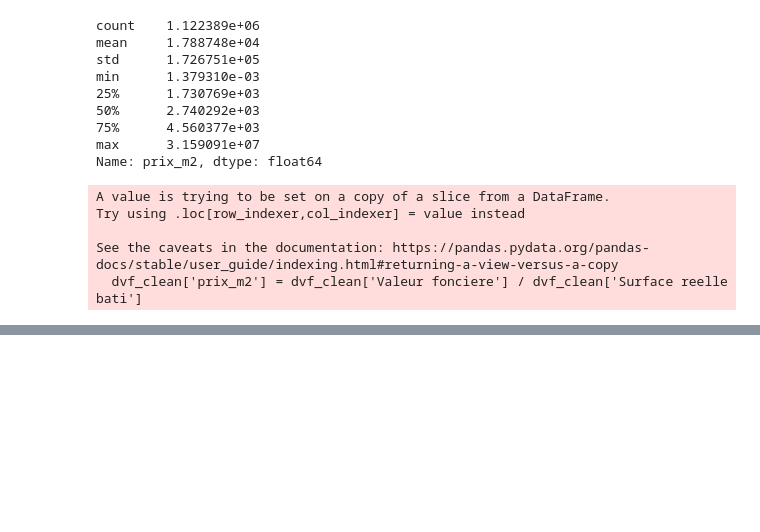
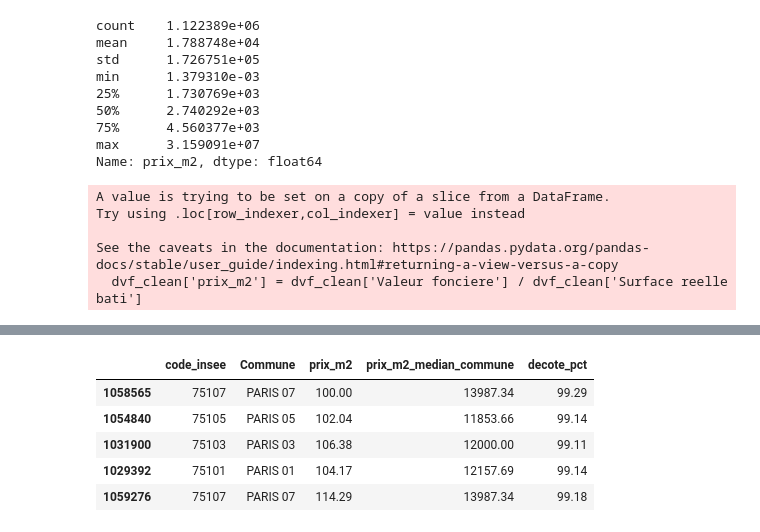
Before and after one commit to anass-thn/immoscout-analytics, a Jupyter notebook: notebooks/01_exploration_dvf.ipynb, the cells around one changed output, grey strips where cells are left out. Cells and saved outputs as stored; diff of their text form; code cells hidden in the pictures; blank space fills up the shorter version.

```diff
--- a/notebooks/01_exploration_dvf.ipynb
+++ b/notebooks/01_exploration_dvf.ipynb
@@ -196,0 +290,11 @@ Name: prix_m2, dtype: float64
+# %%
+# Calcul d'une remise ou décote en %
+dvf_enrichi['decote_pct'] = ((dvf_enrichi['prix_m2_median_commune'] - dvf_enrichi['prix_m2']) / dvf_enrichi['prix_m2_median_commune']) * 100
+dvf_enrichi[['code_insee','Commune','prix_m2','prix_m2_median_commune','decote_pct']].head()
+# %% [output]
+|  | code_insee | Commune | prix_m2 | prix_m2_median_commune | decote_pct |
+| 1058565 | 75107 | PARIS 07 | 100.00 | 13987.34 | 99.29 |
+| 1054840 | 75105 | PARIS 05 | 102.04 | 11853.66 | 99.14 |
+| 1031900 | 75103 | PARIS 03 | 106.38 | 12000.00 | 99.11 |
+| 1029392 | 75101 | PARIS 01 | 104.17 | 12157.69 | 99.14 |
+| 1059276 | 75107 | PARIS 07 | 114.29 | 13987.34 | 99.18 |
```
Also changed, not shown: parts of 15 cells of this notebook.
